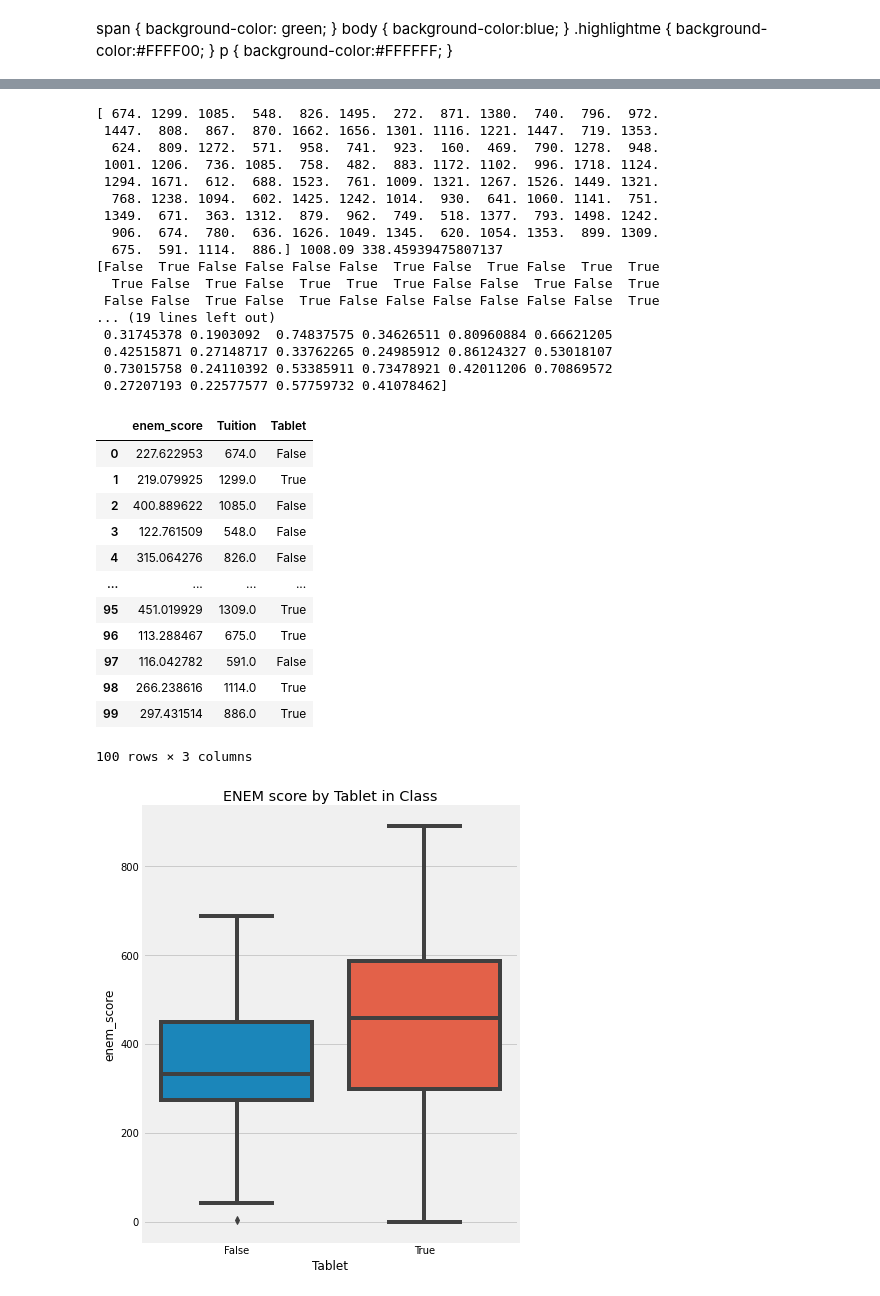
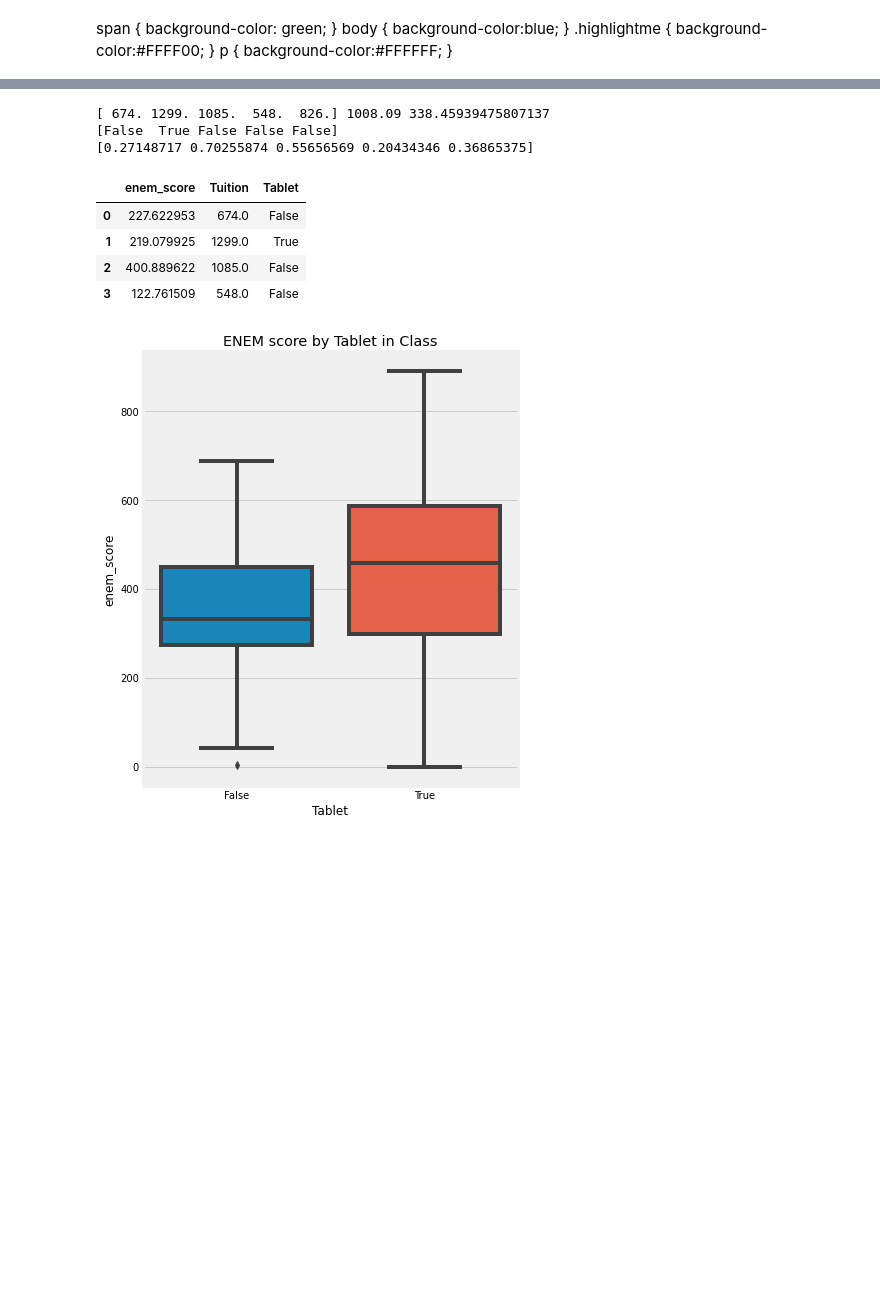
Before and after one commit to ArulSamuel/python-causality-handbook, a Jupyter notebook: causal-inference-for-the-brave-and-true/01-Introduction-To-Causality.ipynb, the cells around one changed output, grey strips where cells are left out. Saved outputs shown, nothing was run; the diff lists cells and outputs as text; code cells hidden in the pictures; blank space fills up the shorter version.

```diff
--- a/causal-inference-for-the-brave-and-true/01-Introduction-To-Causality.ipynb
+++ b/causal-inference-for-the-brave-and-true/01-Introduction-To-Causality.ipynb
@@ -54,57 +54,35 @@ Intuitively, we kind of know why the association is not causation. If someone te
 # %%
 import pandas as pd
 import numpy as np
 from scipy.special import expit
 import seaborn as sns
 from matplotlib import pyplot as plt
 from matplotlib import style
 
 style.use("fivethirtyeight")
 
 np.random.seed(123)
 n = 100
-tuition = np.random.normal(1000, 300, n).round()
-tablet = np.random.binomial(1, expit((tuition - tuition.mean()) / tuition.std())).astype(bool)
-print(tuition, tuition.mean(), tuition.std())
-print(tablet)
-print(expit((tuition - tuition.mean()) / tuition.std()))
+tuition = np.random.normal(1000, 300, n).round()   # (mean, std, size)
+tablet = np.random.binomial(1, expit((tuition - tuition.mean()) / tuition.std())).astype(bool)    # (1, p)
+print(tuition[:5], tuition.mean(), tuition.std())
+print(tablet[:5])
+print(expit((tuition - tuition.mean()) / tuition.std())[:5])
 enem_score = np.random.normal(200 - 50 * tablet + 0.7 * tuition, 200)
 enem_score = (enem_score - enem_score.min()) / enem_score.max()
 enem_score *= 1000
 
 data = pd.DataFrame(dict(enem_score=enem_score, Tuition=tuition, Tablet=tablet))
-data
+data.head(4)
 # %% [output]
-[ 674. 1299. 1085.  548.  826. 1495.  272.  871. 1380.  740.  796.  972.
- 1447.  808.  867.  870. 1662. 1656. 1301. 1116. 1221. 1447.  719. 1353.
-  624.  809. 1272.  571.  958.  741.  923.  160.  469.  790. 1278.  948.
- 1001. 1206.  736. 1085.  758.  482.  883. 1172. 1102.  996. 1718. 1124.
- 1294. 1671.  612.  688. 1523.  761. 1009. 1321. 1267. 1526. 1449. 1321.
-  768. 1238. 1094.  602. 1425. 1242. 1014.  930.  641. 1060. 1141.  751.
- 1349.  671.  363. 1312.  879.  962.  749.  518. 1377.  793. 1498. 1242.
-  906.  674.  780.  636. 1626. 1049. 1345.  620. 1054. 1353.  899. 1309.
-  675.  591. 1114.  886.] 1008.09 338.45939475807137
-[False  True False False False False  True False  True False  True  True
-  True False  True False  True  True  True False False  True False  True
- False False  True False  True False False False False False False  True
-... (19 lines left out)
- 0.31745378 0.1903092  0.74837575 0.34626511 0.80960884 0.66621205
- 0.42515871 0.27148717 0.33762265 0.24985912 0.86124327 0.53018107
- 0.73015758 0.24110392 0.53385911 0.73478921 0.42011206 0.70869572
- 0.27207193 0.22577577 0.57759732 0.41078462]
+[ 674. 1299. 1085.  548.  826.] 1008.09 338.45939475807137
+[False  True False False False]
+[0.27148717 0.70255874 0.55656569 0.20434346 0.36865375]
 |  | enem_score | Tuition | Tablet |
 | 0 | 227.622953 | 674.0 | False |
 | 1 | 219.079925 | 1299.0 | True |
 | 2 | 400.889622 | 1085.0 | False |
 | 3 | 122.761509 | 548.0 | False |
-| 4 | 315.064276 | 826.0 | False |
-| ... | ... | ... | ... |
-| 95 | 451.019929 | 1309.0 | True |
-| 96 | 113.288467 | 675.0 | True |
-| 97 | 116.042782 | 591.0 | False |
-| 98 | 266.238616 | 1114.0 | True |
-| 99 | 297.431514 | 886.0 | True |
-100 rows × 3 columns
 # %%
 plt.figure(figsize=(6,8))
 sns.boxplot(y="enem_score", x="Tablet", data=data).set_title('ENEM score by Tablet in Class')
```
Also changed, not shown: parts of 4 cells of this notebook.
